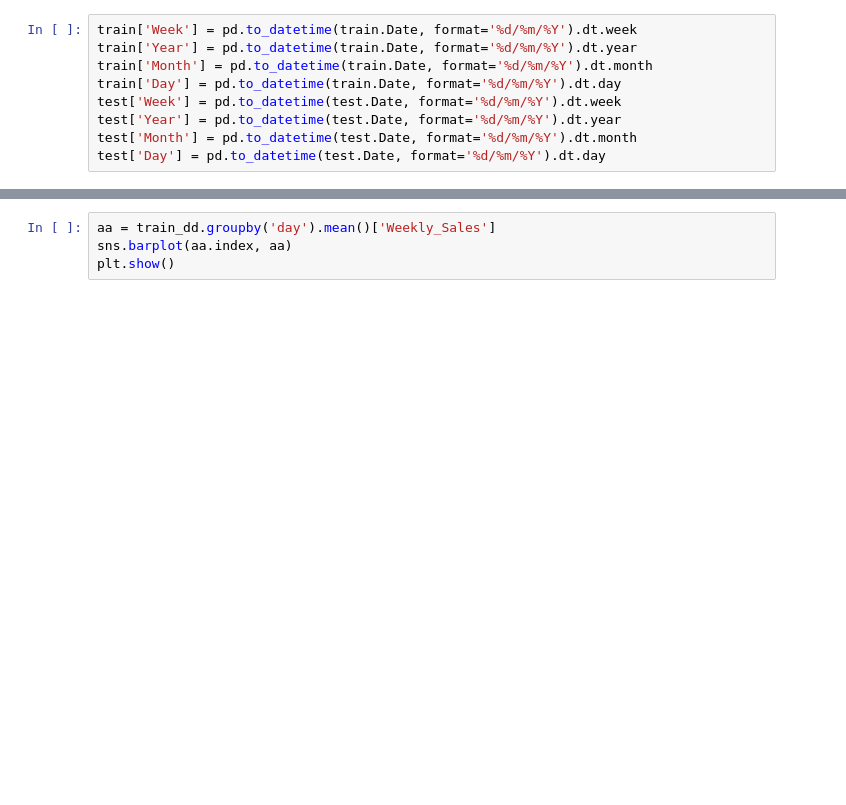
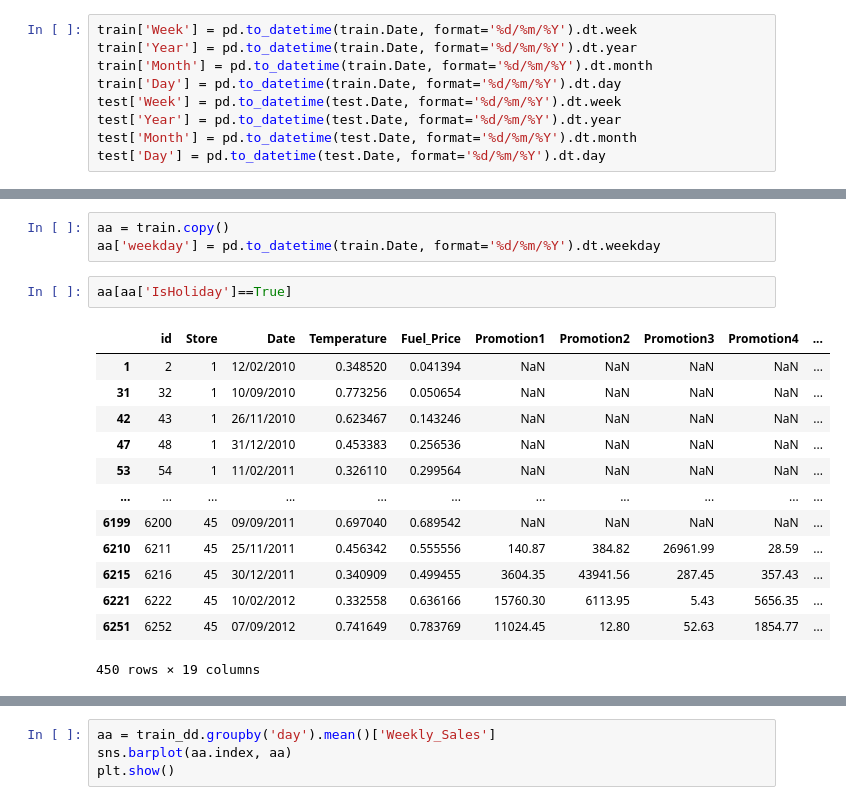
Before and after one commit to chi-hun/dacon, a Jupyter notebook: 쇼핑몰_지점별_매출액_예측_경진대회_2.ipynb, the cells around one changed output, grey strips where cells are left out. Cells and saved outputs as stored; diff of their text form; blank space fills up the shorter version.

```diff
--- a/쇼핑몰_지점별_매출액_예측_경진대회_2.ipynb
+++ b/쇼핑몰_지점별_매출액_예측_경진대회_2.ipynb
@@ -235,3 +255,22 @@ test['Day'] = pd.to_datetime(test.Date, format='%d/%m/%Y').dt.day
+# %%
+aa = train.copy()
+aa['weekday'] = pd.to_datetime(train.Date, format='%d/%m/%Y').dt.weekday
+# %%
+aa[aa['IsHoliday']==True]
+# %% [output]
+|  | id | Store | Date | Temperature | Fuel_Price | Promotion1 | Promotion2 | Promotion3 | Promotion4 | ... |
+| 1 | 2 | 1 | 12/02/2010 | 0.348520 | 0.041394 | NaN | NaN | NaN | NaN | ... |
+| 31 | 32 | 1 | 10/09/2010 | 0.773256 | 0.050654 | NaN | NaN | NaN | NaN | ... |
+| 42 | 43 | 1 | 26/11/2010 | 0.623467 | 0.143246 | NaN | NaN | NaN | NaN | ... |
+| 47 | 48 | 1 | 31/12/2010 | 0.453383 | 0.256536 | NaN | NaN | NaN | NaN | ... |
+| 53 | 54 | 1 | 11/02/2011 | 0.326110 | 0.299564 | NaN | NaN | NaN | NaN | ... |
+| ... | ... | ... | ... | ... | ... | ... | ... | ... | ... | ... |
+| 6199 | 6200 | 45 | 09/09/2011 | 0.697040 | 0.689542 | NaN | NaN | NaN | NaN | ... |
+| 6210 | 6211 | 45 | 25/11/2011 | 0.456342 | 0.555556 | 140.87 | 384.82 | 26961.99 | 28.59 | ... |
+| 6215 | 6216 | 45 | 30/12/2011 | 0.340909 | 0.499455 | 3604.35 | 43941.56 | 287.45 | 357.43 | ... |
+| 6221 | 6222 | 45 | 10/02/2012 | 0.332558 | 0.636166 | 15760.30 | 6113.95 | 5.43 | 5656.35 | ... |
+| 6251 | 6252 | 45 | 07/09/2012 | 0.741649 | 0.783769 | 11024.45 | 12.80 | 52.63 | 1854.77 | ... |
+450 rows × 19 columns
 # %%
 train_dd = train.copy()
 train_dd['day'] = pd.to_datetime(train_dd.Date, format='%d/%m/%Y').dt.day
```
Also changed, not shown: parts of 30 cells of this notebook.
